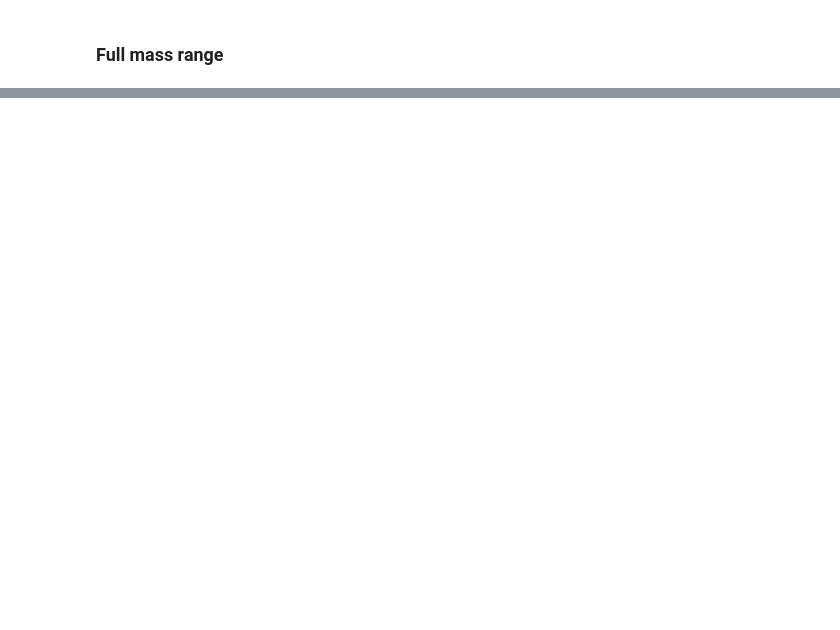
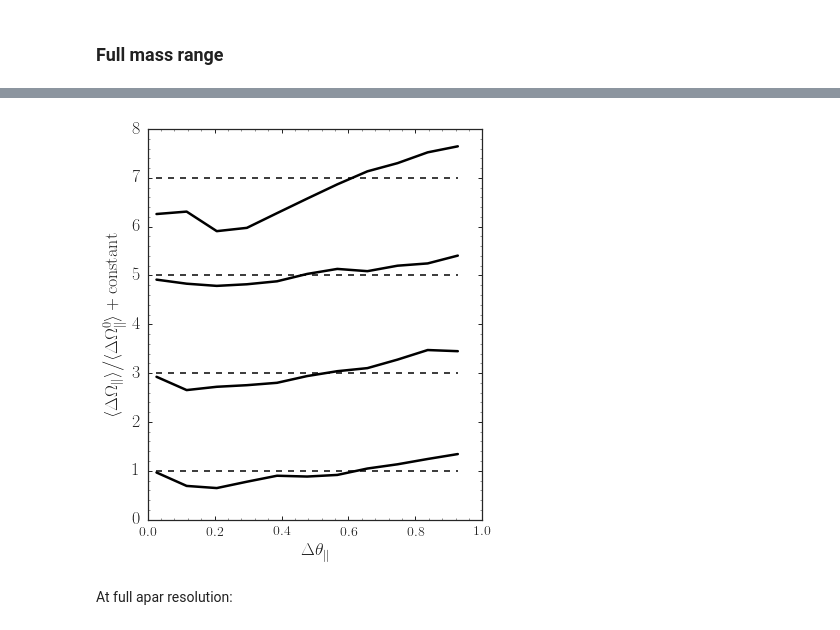
Before and after one commit to jobovy/streamgap-pepper, a Jupyter notebook: meanOperpAndApproxImpacts.ipynb, the cells around one changed output, grey strips where cells are left out. Drawn from its saved outputs; the diff is of its cells as text; code cells hidden in the pictures; blank space fills up the shorter version.

```diff
--- a/meanOperpAndApproxImpacts.ipynb
+++ b/meanOperpAndApproxImpacts.ipynb
@@ -639,0 +675,18 @@ for ii in range(nexample):
+# %%
+bovy_plot.bovy_print(axes_labelsize=18.,xtick_labelsize=14.,ytick_labelsize=18.)
+figsize(6,7)
+overplot= False
+for ii in range(nexample):
+    bovy_plot.bovy_plot(apars,omega_example2[ii]/omega_unp+2.*ii,lw=2.5,
+                        color='k',
+                        xrange=[0.,1.],
+                        yrange=[0.,2.*nexample],
+                        xlabel=r'$\Delta \theta_\parallel$',
+                        ylabel=r'$\langle\Delta \Omega_\parallel\rangle\big/\langle\Delta \Omega_\parallel^0\rangle+\mathrm{constant}$',
+                        overplot=overplot)
+    plot(apars,apars*0.+1.+2.*ii,lw=1.5,color='k',ls='--',zorder=0)
+    overplot= True
+# %% [output]
+[figure, added]
+# %% [markdown]
+At full apar resolution:
```
Also changed, not shown: parts of 22 cells of this notebook.
